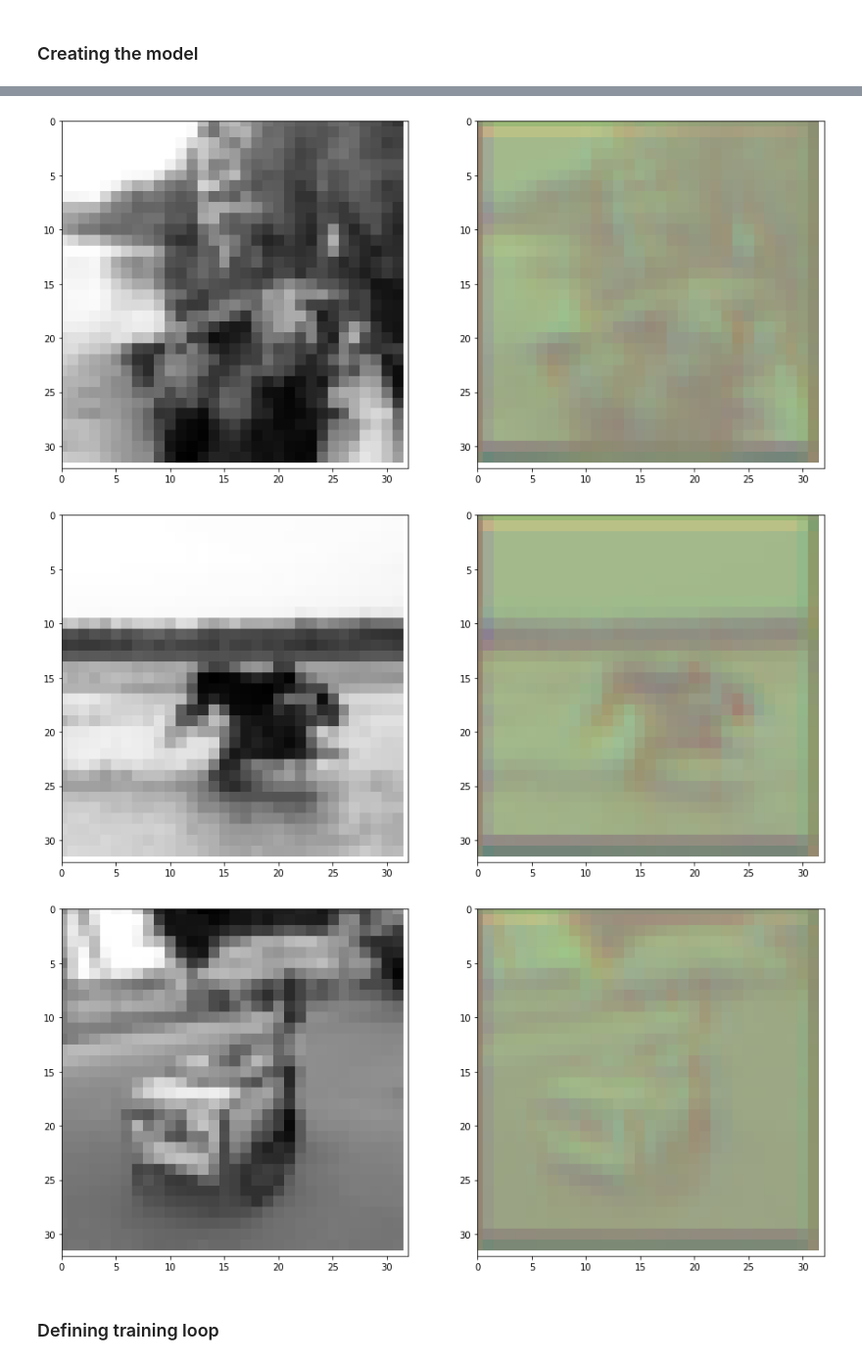
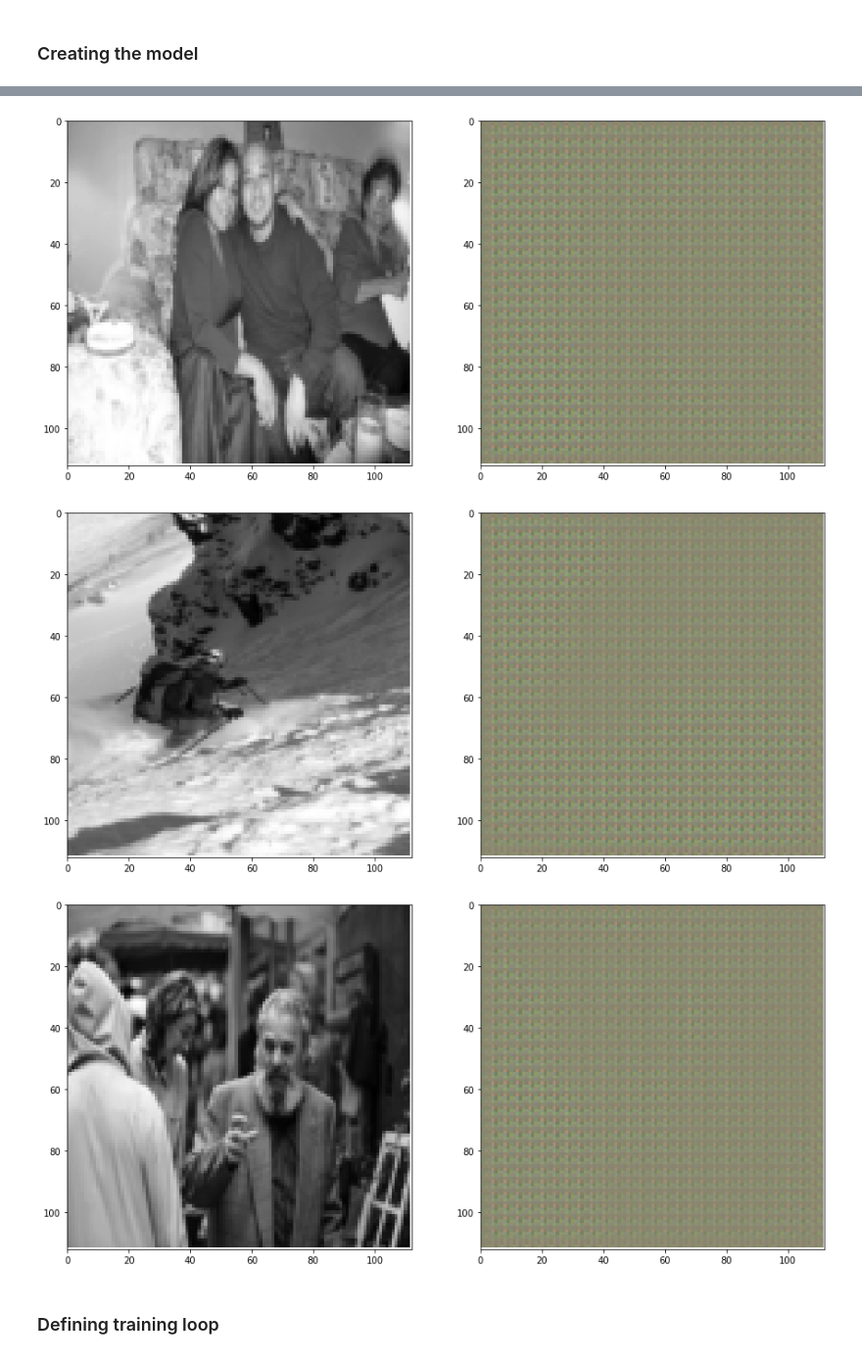
Before and after one commit to FredrikLorentzon/DML_project, a Jupyter notebook: DML_project.ipynb, the cells around one changed output, grey strips where cells are left out. Shown at 98% size. Drawn from its saved outputs; the diff is of its cells as text; code cells hidden in the pictures.

```diff
--- a/DML_project.ipynb
+++ b/DML_project.ipynb
@@ -86,7 +86,7 @@ class ImgData(Dataset):
 
         # Perform transforms, if any.
         if self.transform_grayscale is not None:
-            gray_img = self.transform_grayscale(gray_img)[0].unsqueeze_(0)
+            gray_img = self.transform_grayscale(gray_img)
 
         if self.transform_color is not None:
             c_img = self.transform_color(c_img)
@@ -107,7 +107,7 @@ class ImgData(Dataset):
             raise ValueError(f"Data root '{self.root}' must contain sub dir '{sub_dir.name}'")
         return list(sub_dir.glob("*.jpg"))
 
-example_dataset = ImgData("./train", transform_grayscale=transforms.Compose([transforms.Grayscale(num_output_channels=3),
+example_dataset = ImgData("./train", transform_grayscale=transforms.Compose([transforms.Grayscale(num_output_channels=1),
                                                                              transforms.ToTensor()]),
                           transform_color=transforms.ToTensor())
 # %%
@@ -154,12 +155,12 @@ display_image(axis1, axis2, color_image, gray_image)
 ### Data pre-processing
 # %%
 # create greyscale data loaders for training, validataion and test data
-img_size = 32
+img_size = 112
 batch_size = 128
 num_workers=0
 
 transform_grayscale = transforms.Compose([transforms.Resize((img_size,img_size)) ,
-                                transforms.Grayscale(num_output_channels=3),
+                                transforms.Grayscale(num_output_channels=1),
                                 transforms.ToTensor()])
 transform_color = transforms.Compose([transforms.Resize((img_size,img_size)),
                                 transforms.ToTensor()])
@@ -186,8 +187,10 @@ class ColorizationNetwork(nn.Module):
     def __init__(self):
         super(ColorizationNetwork, self).__init__()
         self.conv_stack = nn.Sequential(
-            nn.Conv2d(1, 10, 3, stride=1, padding=0),
-            nn.ConvTranspose2d(10,3,3, stride=1, padding=0)
+            nn.Conv2d(1, 32, 2, stride=2, padding=0),
+            nn.Conv2d(32, 64, 4, stride=2, padding=0),
+            nn.ConvTranspose2d(64, 32, 4, stride=2, padding=0),
+            nn.ConvTranspose2d(32, 3, 2, stride=2, padding=0)
         )
 
     def forward(self, input_batch):
@@ -198,8 +201,6 @@ test_network = ColorizationNetwork()
 
 
 for batch, (x,y) in enumerate(train_dataloader, 1):
-    print(x.shape,y.shape)
-    print(batch)
     log = test_network.forward(x)
     for i in range(5):
         _, (axis1, axis2) = plt.subplots(1,2, figsize=(15,15))
@@ -213,6 +212,6 @@ torch.Size([128, 1, 32, 32]) torch.Size([128, 3, 32, 32])
-[figure, old version]
+[figure, new version]
-[figure, old version]
+[figure, new version]
-[figure, old version]
+[figure, new version]
 # %% [markdown]
 ### Defining training loop
 # %%
```
Also changed, not shown: parts of 9 cells of this notebook.
